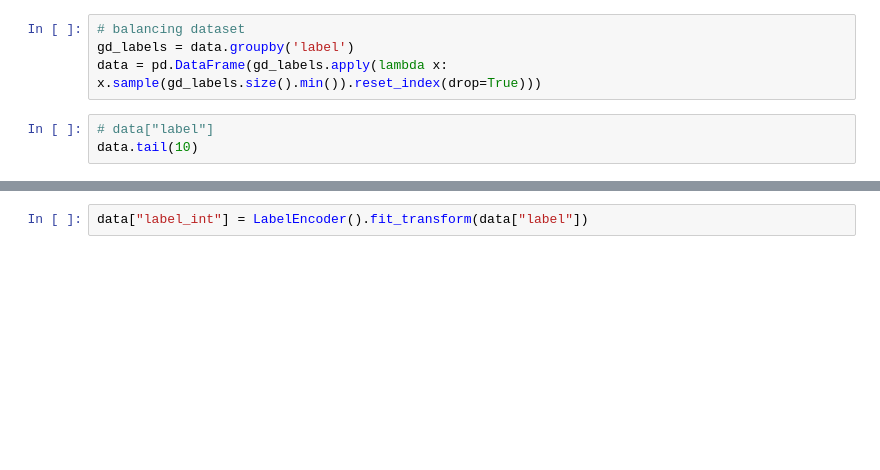
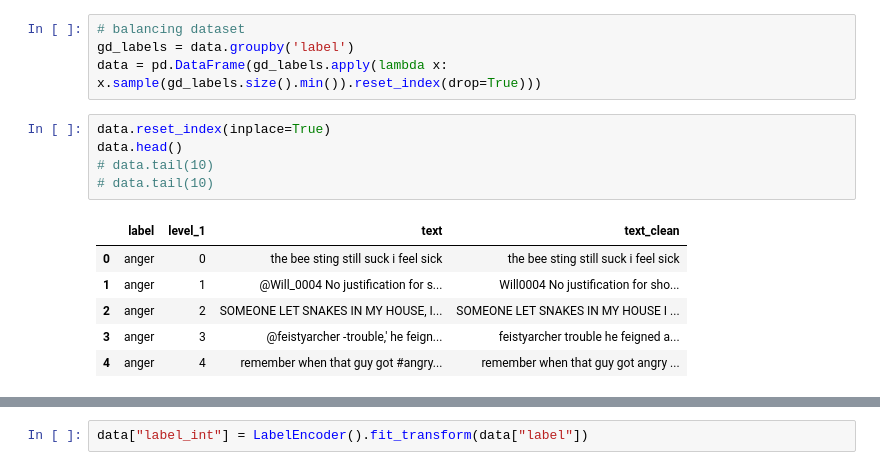
Before and after one commit to richmond003/LangChain-and-LangGraph, a Jupyter notebook: xlnet.ipynb, the cells around one changed output, grey strips where cells are left out. Drawn from its saved outputs; the diff is of its cells as text; blank space fills up the shorter version.

```diff
--- a/xlnet.ipynb
+++ b/xlnet.ipynb
@@ -36,7 +48,16 @@ data["label"].value_counts().plot(kind="bar")
 gd_labels = data.groupby('label')
 data = pd.DataFrame(gd_labels.apply(lambda x: x.sample(gd_labels.size().min()).reset_index(drop=True)))
 # %%
-# data["label"]
-data.tail(10)
+data.reset_index(inplace=True)
+data.head()
+# data.tail(10)
+# data.tail(10)
+# %% [output]
+|  | label | level_1 | text | text_clean |
+| 0 | anger | 0 | the bee sting still suck i feel sick | the bee sting still suck i feel sick |
+| 1 | anger | 1 | @Will_0004 No justification for s... | Will0004 No justification for sho... |
+| 2 | anger | 2 | SOMEONE LET SNAKES IN MY HOUSE, I... | SOMEONE LET SNAKES IN MY HOUSE I ... |
+| 3 | anger | 3 | @feistyarcher -trouble,' he feign... | feistyarcher trouble he feigned a... |
+| 4 | anger | 4 | remember when that guy got #angry... | remember when that guy got angry ... |
 # %%
 data["label"].value_counts().plot(kind="bar")
```
Also changed, not shown: parts of 19 cells of this notebook, 1 other file.
